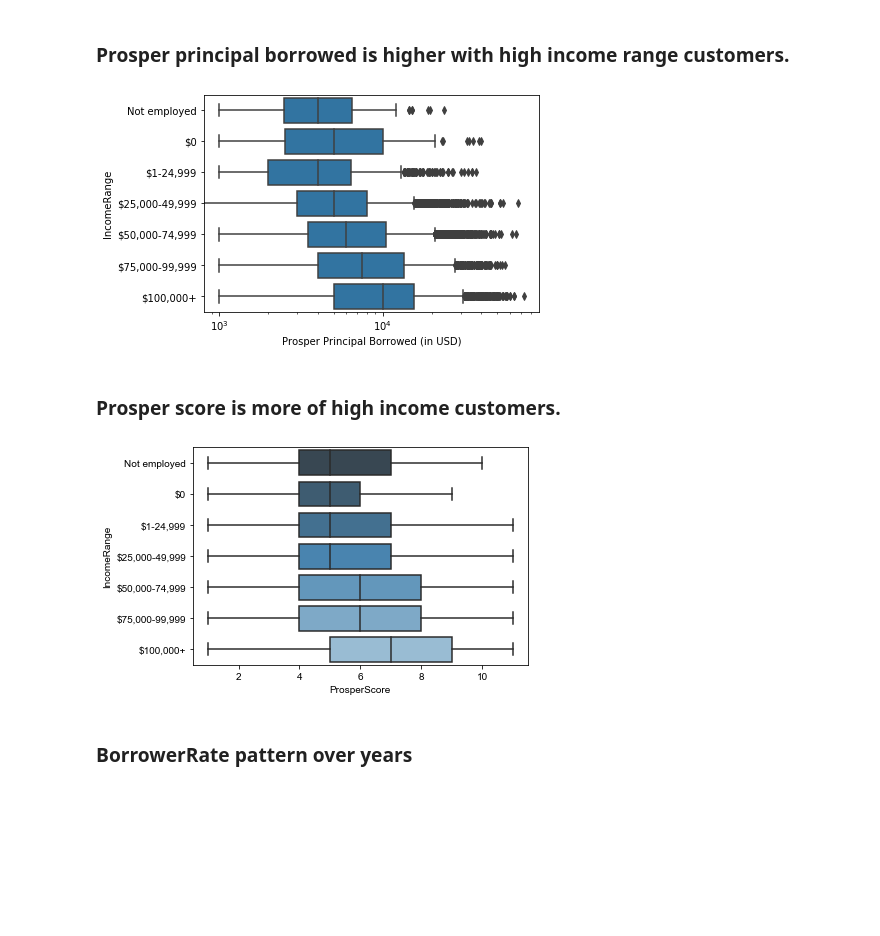
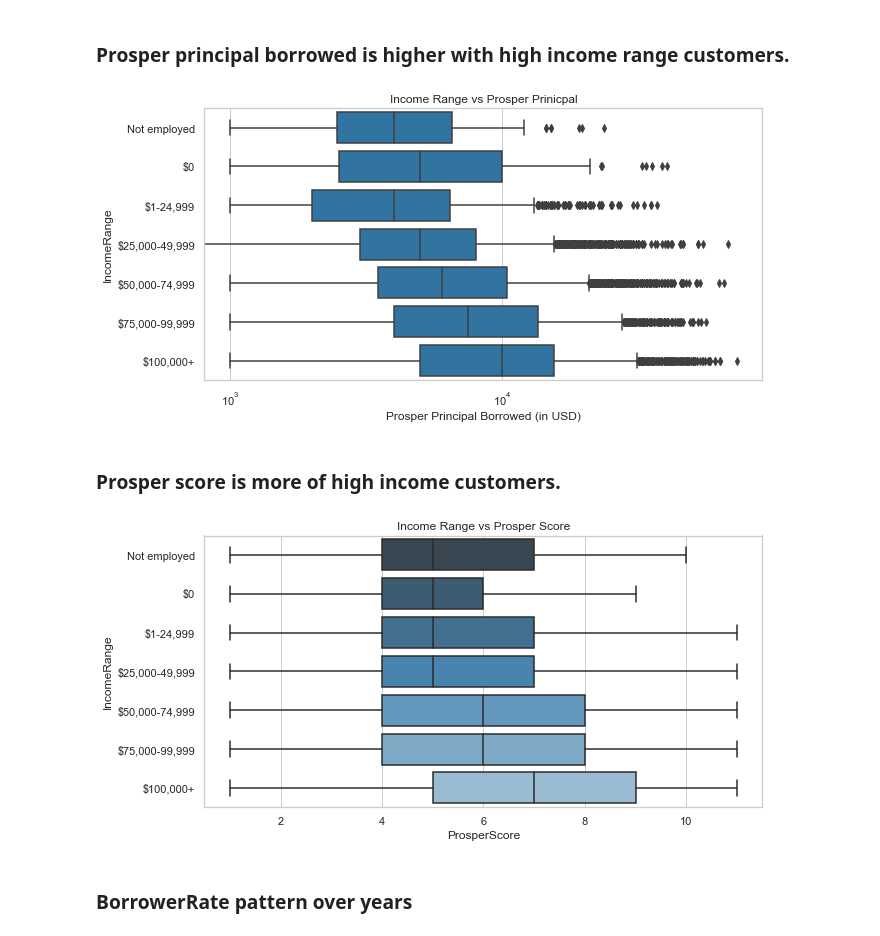
Before and after one commit to sri-shash/ProsperDataAnalysis, a Jupyter notebook: slides.ipynb, the cells around one changed output. Saved outputs shown, nothing was run; the diff lists cells and outputs as text; code cells hidden in the pictures; blank space fills up the shorter version.

```diff
--- a/slides.ipynb
+++ b/slides.ipynb
@@ -45,9 +49,0 @@ plt.show();
-# %%
-fig, ax = plt.subplots(nrows=3, figsize = [14,10])
-
-default_color = sb.color_palette()[0]
-sb.countplot(data = prosperLoanData, x = 'IncomeRange', color = default_color, ax = ax[0])
-sb.countplot(data = prosperLoanData, x = 'EmploymentStatus', color = default_color, ax = ax[1])
-sb.countplot(data = prosperLoanData, x = 'Term', color = default_color, ax = ax[2])
-
-plt.show();
@@ -89,28 +69,30 @@ plt.title('AvailableBankcardCredit vs. BorrowerRate');
 # %%
 # orders the x axis
 order = ['Not employed', '$0', '$1-24,999', '$25,000-49,999', '$50,000-74,999', '$75,000-99,999', '$100,000+']
 
 # plots the boxplot
+plt.figure(figsize=[10, 5])
 sb.boxplot(data=prosperLoanData, y='IncomeRange', x='ProsperPrincipalBorrowed',
            orient ="h", color= default_color, order=order);
 
 # scale the x axis with log to analyze more accurately
 plt.xscale('log')
-
+plt.title('Income Range vs Prosper Prinicpal')
 plt.yticks(rotation=0);
 plt.xlabel('Prosper Principal Borrowed (in USD)');
 # %% [output]
-[figure, old version]
+[figure, new version]
 # %% [markdown]
 ### Prosper score is more of high income customers.
 # %%
+plt.figure(figsize=[10, 5])
 sb.boxplot(data=prosperLoanData, x='ProsperScore', y='IncomeRange', palette=("Blues_d") , order=order);
-
+plt.title('Income Range vs Prosper Score')
 sb.set(style="whitegrid")
 plt.xticks(rotation=0);
 plt.ylabel('IncomeRange');
 # %% [output]
-[figure, old version]
+[figure, new version]
 # %% [markdown]
 ### BorrowerRate pattern over years
 # %%
```
Also changed, not shown: parts of 20 cells of this notebook, 1 other file.
